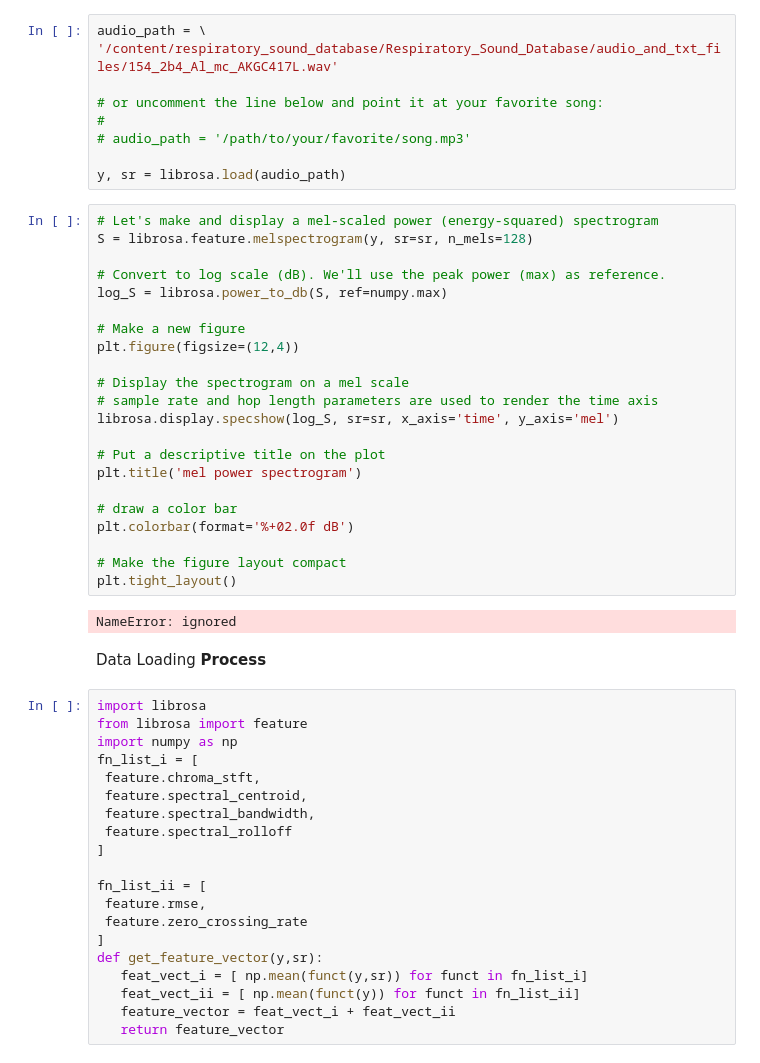
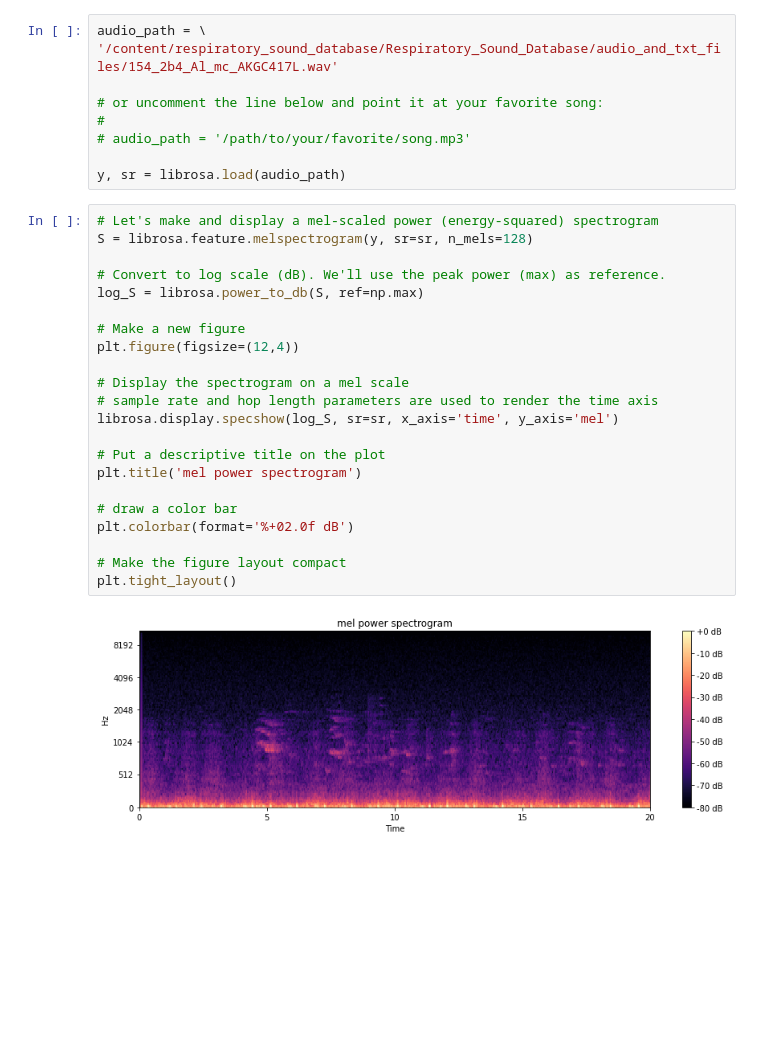
Before and after one commit to tibayo1/DL-Lung-Sounds, a Jupyter notebook: Lung_Sounds_Detection.ipynb, the cells around one changed output. Drawn from its saved outputs; the diff is of its cells as text; blank space fills up the shorter version.

```diff
--- a/Lung_Sounds_Detection.ipynb
+++ b/Lung_Sounds_Detection.ipynb
@@ -135,46 +143,24 @@ y, sr = librosa.load(audio_path)
 # %%
 # Let's make and display a mel-scaled power (energy-squared) spectrogram
 S = librosa.feature.melspectrogram(y, sr=sr, n_mels=128)
 
 # Convert to log scale (dB). We'll use the peak power (max) as reference.
-log_S = librosa.power_to_db(S, ref=numpy.max)
+log_S = librosa.power_to_db(S, ref=np.max)
 
 # Make a new figure
 plt.figure(figsize=(12,4))
 
 # Display the spectrogram on a mel scale
 # sample rate and hop length parameters are used to render the time axis
 librosa.display.specshow(log_S, sr=sr, x_axis='time', y_axis='mel')
 
 # Put a descriptive title on the plot
 plt.title('mel power spectrogram')
 
 # draw a color bar
 plt.colorbar(format='%+02.0f dB')
 
 # Make the figure layout compact
 plt.tight_layout()
 # %% [output]
-NameError: ignored
+[figure, added]
-# %% [markdown]
-Data Loading **Process**
-# %%
-import librosa
-from librosa import feature
-import numpy as np
-fn_list_i = [
- feature.chroma_stft,
- feature.spectral_centroid,
- feature.spectral_bandwidth,
- feature.spectral_rolloff
-]
-
-fn_list_ii = [
- feature.rmse,
- feature.zero_crossing_rate
-]
-def get_feature_vector(y,sr):
-   feat_vect_i = [ np.mean(funct(y,sr)) for funct in fn_list_i]
-   feat_vect_ii = [ np.mean(funct(y)) for funct in fn_list_ii]
-   feature_vector = feat_vect_i + feat_vect_ii
-   return feature_vector
```
Also changed, not shown: parts of 14 cells of this notebook.
